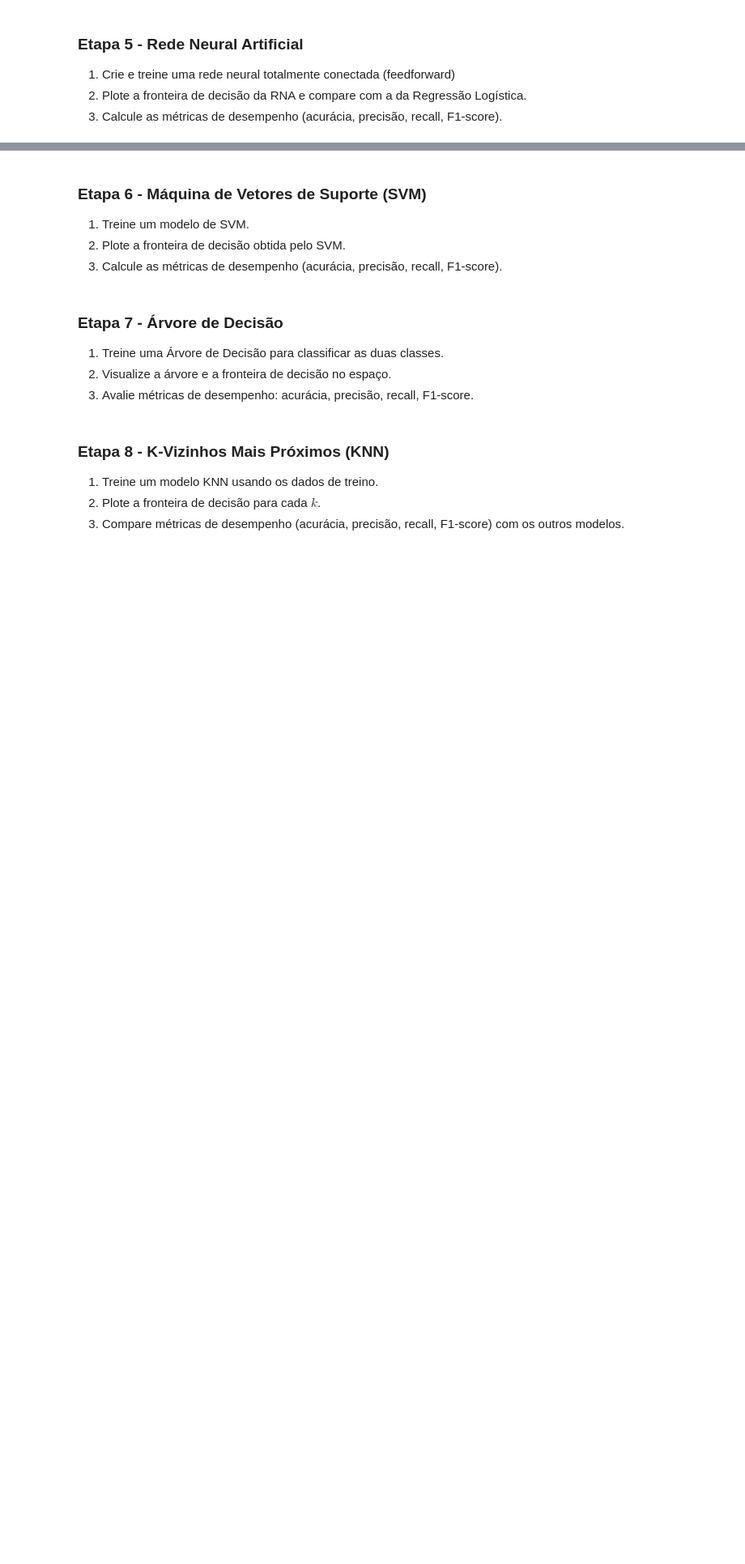
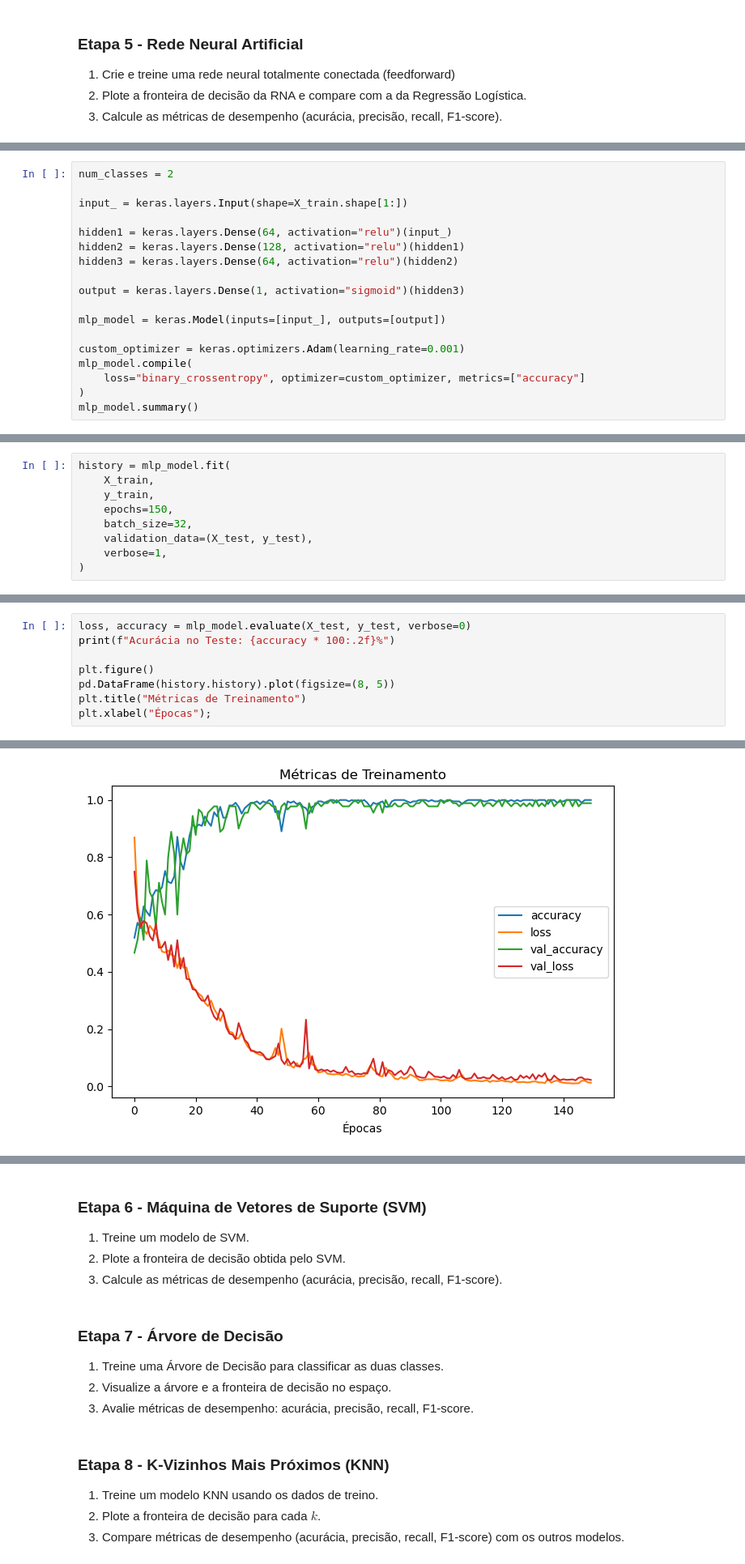
Before and after one commit to thiagoneye/master-machine_learning, a Jupyter notebook: notebooks/exercise_list.ipynb, the cells around one changed output, grey strips where cells are left out. Shown: that part at 81% size. Drawn from its saved outputs; the diff is of its cells as text; blank space fills up the shorter version.

```diff
--- a/notebooks/exercise_list.ipynb
+++ b/notebooks/exercise_list.ipynb
@@ -263,0 +274,18 @@ F1-score: 1.0000
+# %%
+num_classes = 2
+
+input_ = keras.layers.Input(shape=X_train.shape[1:])
+
+hidden1 = keras.layers.Dense(64, activation="relu")(input_)
+hidden2 = keras.layers.Dense(128, activation="relu")(hidden1)
+hidden3 = keras.layers.Dense(64, activation="relu")(hidden2)
+
+output = keras.layers.Dense(1, activation="sigmoid")(hidden3)
+
+mlp_model = keras.Model(inputs=[input_], outputs=[output])
+
+custom_optimizer = keras.optimizers.Adam(learning_rate=0.001)
+mlp_model.compile(
+    loss="binary_crossentropy", optimizer=custom_optimizer, metrics=["accuracy"]
+)
+mlp_model.summary()
@@ -263,0 +310,9 @@ F1-score: 1.0000
+# %%
+history = mlp_model.fit(
+    X_train,
+    y_train,
+    epochs=150,
+    batch_size=32,
+    validation_data=(X_test, y_test),
+    verbose=1,
+)
@@ -263,0 +337,9 @@ F1-score: 1.0000
+# %%
+loss, accuracy = mlp_model.evaluate(X_test, y_test, verbose=0)
+print(f"Acurácia no Teste: {accuracy * 100:.2f}%")
+
+plt.figure()
+pd.DataFrame(history.history).plot(figsize=(8, 5))
+plt.title("Métricas de Treinamento")
+plt.xlabel("Épocas");
+# %% [output]
@@ -263,0 +348 @@ F1-score: 1.0000
+[figure, added]
```
Also changed, not shown: parts of 8 cells of this notebook.
